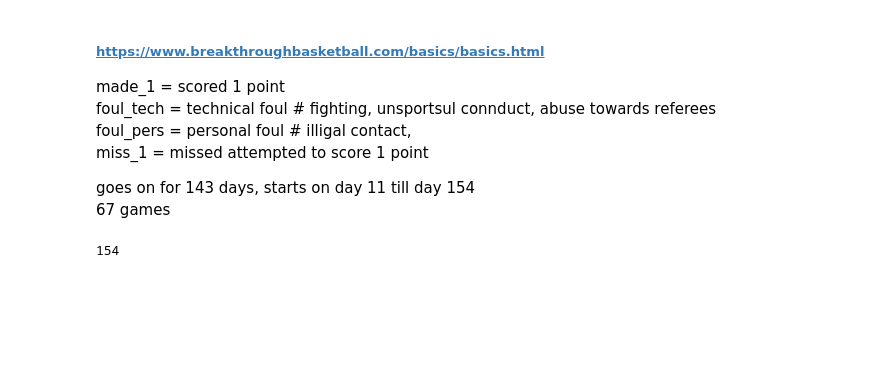
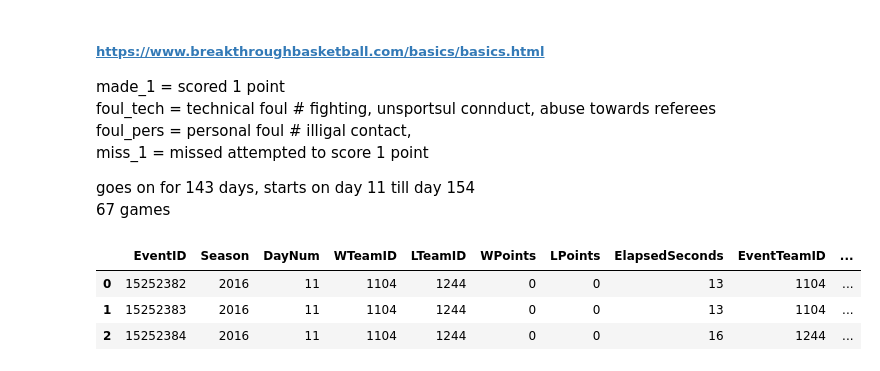
Before and after one commit to TheMoods/MarchMadness, a Jupyter notebook: Frank_events_exporation.ipynb, the cells around one changed output. Drawn from its saved outputs; the diff is of its cells as text; code cells hidden in the pictures; blank space fills up the shorter version.

```diff
--- a/Frank_events_exporation.ipynb
+++ b/Frank_events_exporation.ipynb
@@ -143,5 +143,9 @@ goes on for 143 days, starts on day 11 till day 154 <br />
 67 games <br />
 # %%
 # create a map of ball posession and it's proportion in indivitual games
+events_df
 # %% [output]
-154
+|  | EventID | Season | DayNum | WTeamID | LTeamID | WPoints | LPoints | ElapsedSeconds | EventTeamID | ... |
+| 0 | 15252382 | 2016 | 11 | 1104 | 1244 | 0 | 0 | 13 | 1104 | ... |
+| 1 | 15252383 | 2016 | 11 | 1104 | 1244 | 0 | 0 | 13 | 1104 | ... |
+| 2 | 15252384 | 2016 | 11 | 1104 | 1244 | 0 | 0 | 16 | 1244 | ... |
```
Also changed, not shown: parts of 3 cells of this notebook.
